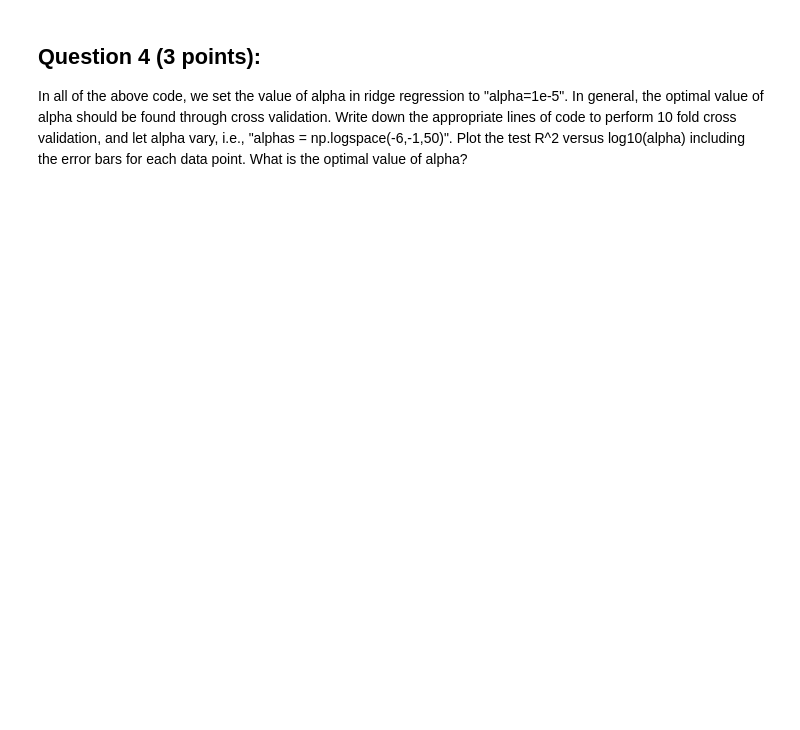
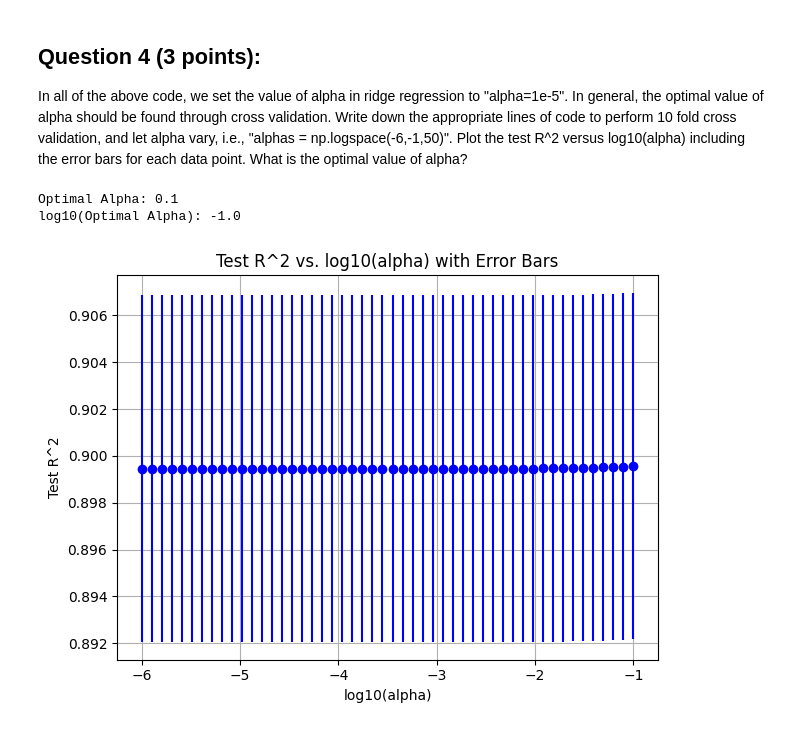
Before and after one commit to omariio1000/CS445, a Jupyter notebook: HW2-3.ipynb, the cells around one changed output. Drawn from its saved outputs; the diff is of its cells as text; code cells hidden in the pictures; blank space fills up the shorter version.

```diff
--- a/HW2-3.ipynb
+++ b/HW2-3.ipynb
@@ -239,0 +270,51 @@ In all of the above code, we set the value of alpha in ridge regression to "alph
+# %%
+from sklearn.model_selection import KFold
+import math
+
+alphas = np.logspace(-6,-1,50)
+nalpha = len(alphas)
+nfold = 10
+
+kf = KFold(n_splits = 10)
+
+rsq = np.zeros((nalpha, nfold))
+for ifold, ind in enumerate(kf.split(X)):
+
+    Itr, Its = ind
+    Xtr = X[Itr, :]
+    ytr = y[Itr]
+    Xts = X[Its, :]
+    yts = y[Its]
+
+    Xtr1 = xscal.fit_transform(Xtr)
+    Xts1 = xscal.transform(Xts)
+    ytr1 = yscal.fit_transform(ytr[:, None])
+    yts1 = yscal.transform(yts[:, None])
+
+    for i, alpha in enumerate(alphas):
+        reg = Ridge(alpha = alpha)
+        reg.fit(Xtr1, ytr1)
+
+        yhat1 = reg.predict(Xts1)
+        rsq[i, ifold] = r2_score(yts1, yhat1)
+
+rsq_mean = np.mean(rsq, axis=1)
+rsq_se = np.std(rsq, axis=1) / np.sqrt(nfold-1)
+
+# print(rsq, rsq_mean, rsq_se)
+
+optimal_alpha = np.argmax(rsq_mean)
+print(f"Optimal Alpha: {alphas[optimal_alpha]}\nlog10(Optimal Alpha): {np.log10(alphas[optimal_alpha])}")
+
+
+
+plt.errorbar(np.log10(alphas), rsq_mean, yerr=rsq_se, fmt='o', color='b')
+plt.xlabel('log10(alpha)')
+plt.ylabel('Test R^2')
+plt.title('Test R^2 vs. log10(alpha) with Error Bars')
+plt.grid(True)
+plt.tight_layout()
+# %% [output]
+Optimal Alpha: 0.1
+log10(Optimal Alpha): -1.0
+[figure, added]
```
Also changed, not shown: parts of 14 cells of this notebook.
